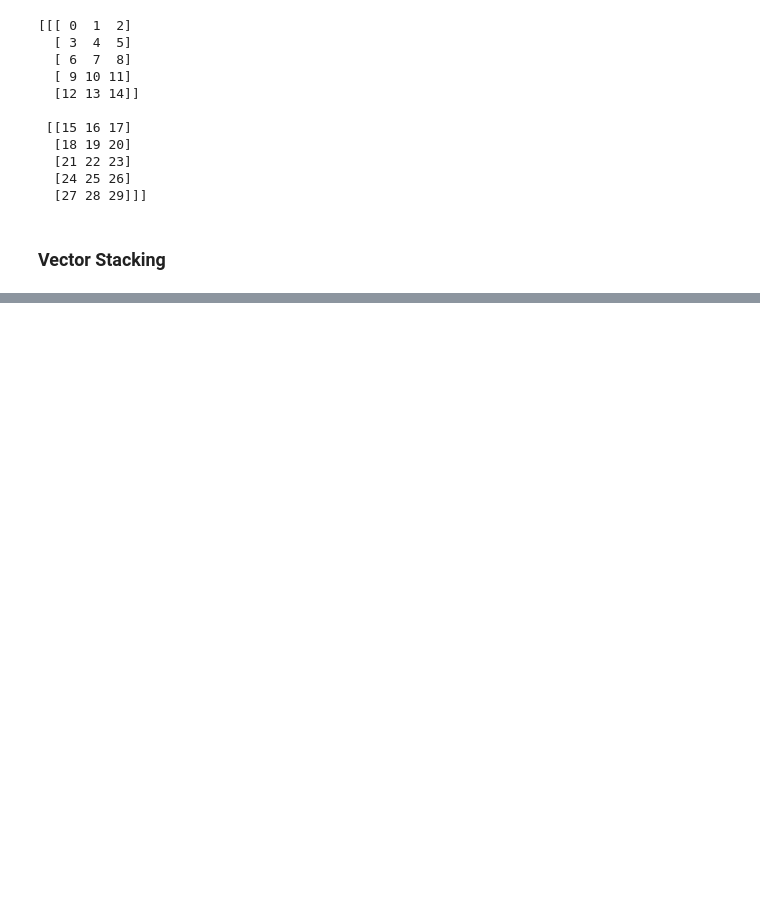
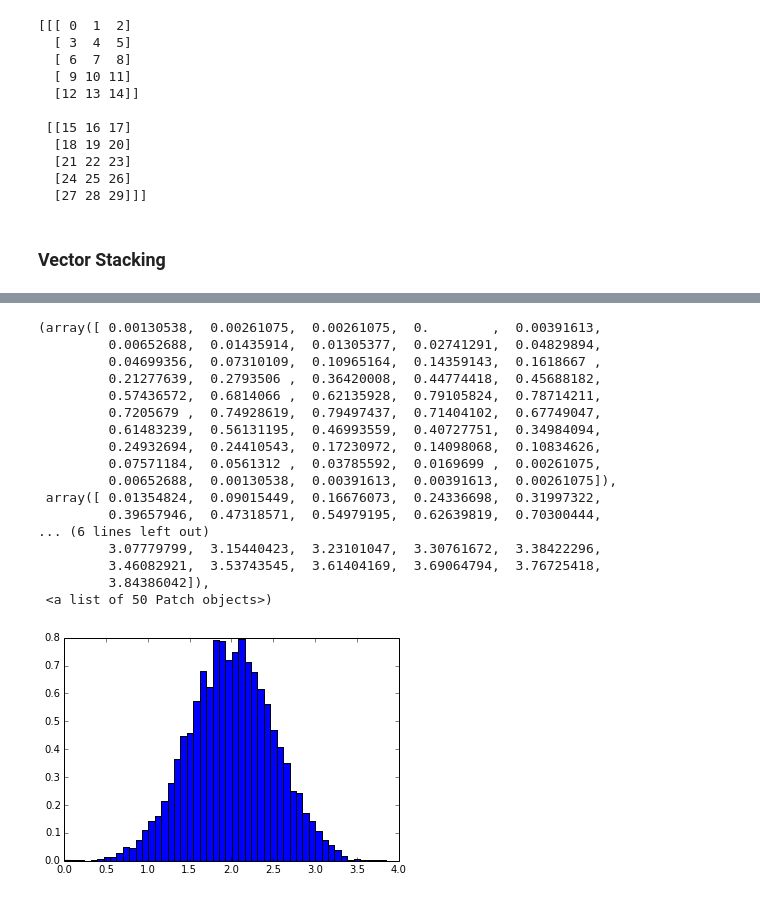
Before and after one commit to mscaudill/Tutorials, a Jupyter notebook: numpy-tutorial.ipynb, the cells around one changed output, grey strips where cells are left out. Cells and saved outputs as stored; diff of their text form; code cells hidden in the pictures; blank space fills up the shorter version.

Commit message:
final version of numpy tutorial

```diff
--- a/numpy-tutorial.ipynb
+++ b/numpy-tutorial.ipynb
@@ -1314,0 +1350,4 @@ print a
+# %%
+mu, sigma = 2, 0.5
+# %%
+v = np.random.normal(mu,sigma,10000)
@@ -1314,0 +1356,21 @@ print a
+# %%
+plt.hist(v, bins=50, normed=1) # this is the matplotlib version
+# %% [output]
+(array([ 0.00130538,  0.00261075,  0.00261075,  0.        ,  0.00391613,
+         0.00652688,  0.01435914,  0.01305377,  0.02741291,  0.04829894,
+         0.04699356,  0.07310109,  0.10965164,  0.14359143,  0.1618667 ,
+         0.21277639,  0.2793506 ,  0.36420008,  0.44774418,  0.45688182,
+         0.57436572,  0.6814066 ,  0.62135928,  0.79105824,  0.78714211,
+         0.7205679 ,  0.74928619,  0.79497437,  0.71404102,  0.67749047,
+         0.61483239,  0.56131195,  0.46993559,  0.40727751,  0.34984094,
+         0.24932694,  0.24410543,  0.17230972,  0.14098068,  0.10834626,
+         0.07571184,  0.0561312 ,  0.03785592,  0.0169699 ,  0.00261075,
+         0.00652688,  0.00130538,  0.00391613,  0.00391613,  0.00261075]),
+ array([ 0.01354824,  0.09015449,  0.16676073,  0.24336698,  0.31997322,
+         0.39657946,  0.47318571,  0.54979195,  0.62639819,  0.70300444,
+... (6 lines left out)
+         3.07779799,  3.15440423,  3.23101047,  3.30761672,  3.38422296,
+         3.46082921,  3.53743545,  3.61404169,  3.69064794,  3.76725418,
+         3.84386042]),
+ <a list of 50 Patch objects>)
+[figure, added]
```
Also changed, not shown: parts of 18 cells of this notebook.
